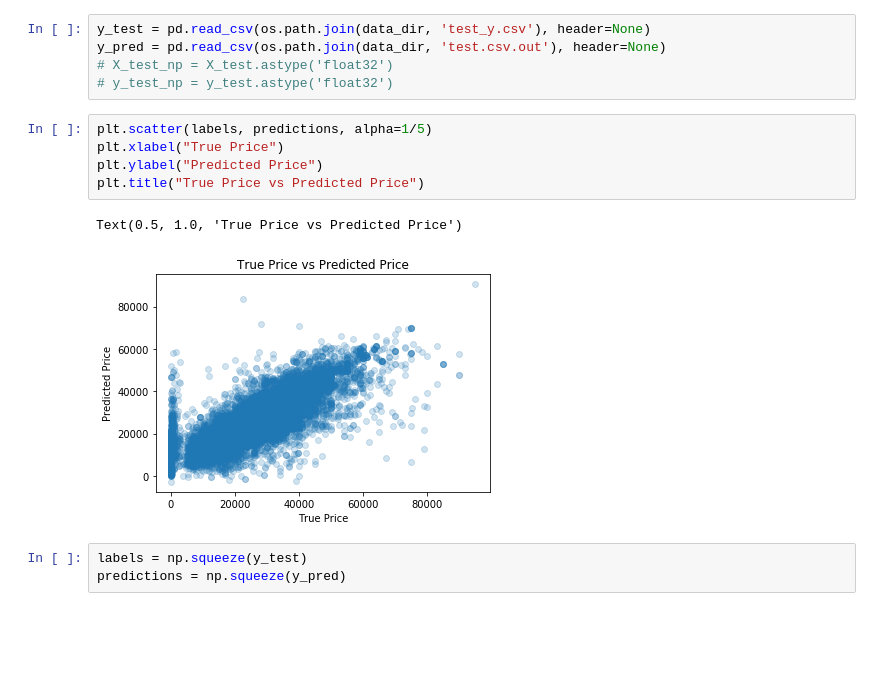
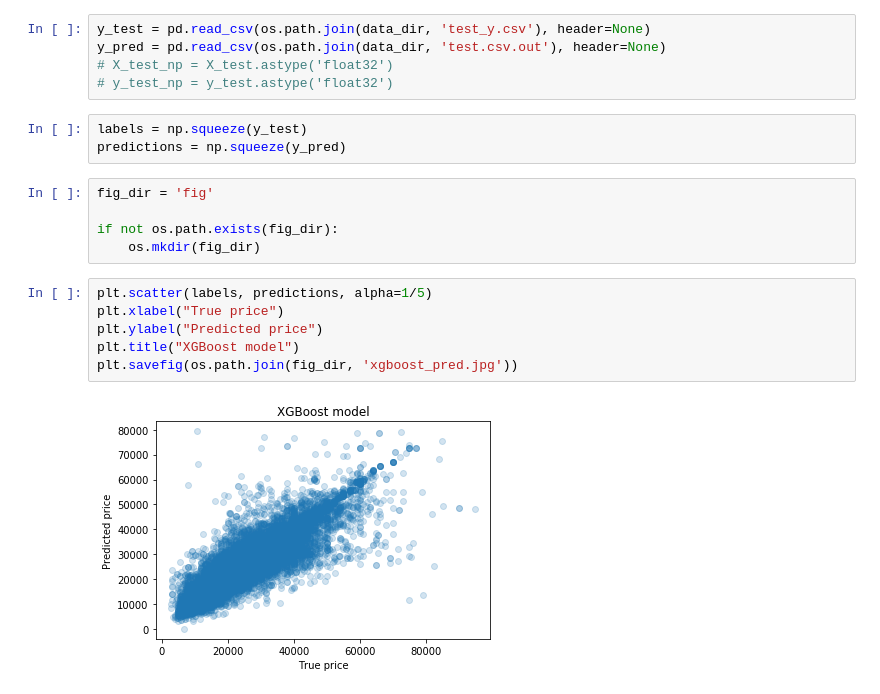
Before and after one commit to dericatienza/udacity-mlnd-capstone-project, a Jupyter notebook: xgboost_model.ipynb, the cells around one changed output. Cells and saved outputs as stored; diff of their text form; blank space fills up the shorter version.

```diff
--- a/xgboost_model.ipynb
+++ b/xgboost_model.ipynb
@@ -105,17 +131,22 @@ y_test = pd.read_csv(os.path.join(data_dir, 'test_y.csv'), header=None)
 y_pred = pd.read_csv(os.path.join(data_dir, 'test.csv.out'), header=None)
 # X_test_np = X_test.astype('float32')
 # y_test_np = y_test.astype('float32')
-# %%
-plt.scatter(labels, predictions, alpha=1/5)
-plt.xlabel("True Price")
-plt.ylabel("Predicted Price")
-plt.title("True Price vs Predicted Price")
-# %% [output]
-Text(0.5, 1.0, 'True Price vs Predicted Price')
-[figure, removed]
 # %%
 labels = np.squeeze(y_test)
 predictions = np.squeeze(y_pred)
+# %%
+fig_dir = 'fig'
+
+if not os.path.exists(fig_dir):
+    os.mkdir(fig_dir)
+# %%
+plt.scatter(labels, predictions, alpha=1/5)
+plt.xlabel("True price")
+plt.ylabel("Predicted price")
+plt.title("XGBoost model")
+plt.savefig(os.path.join(fig_dir, 'xgboost_pred.jpg'))
+# %% [output]
+[figure, added]
 # %%
 from sklearn.metrics import r2_score
 
```
Also changed, not shown: parts of 11 cells of this notebook, 6 other files.
